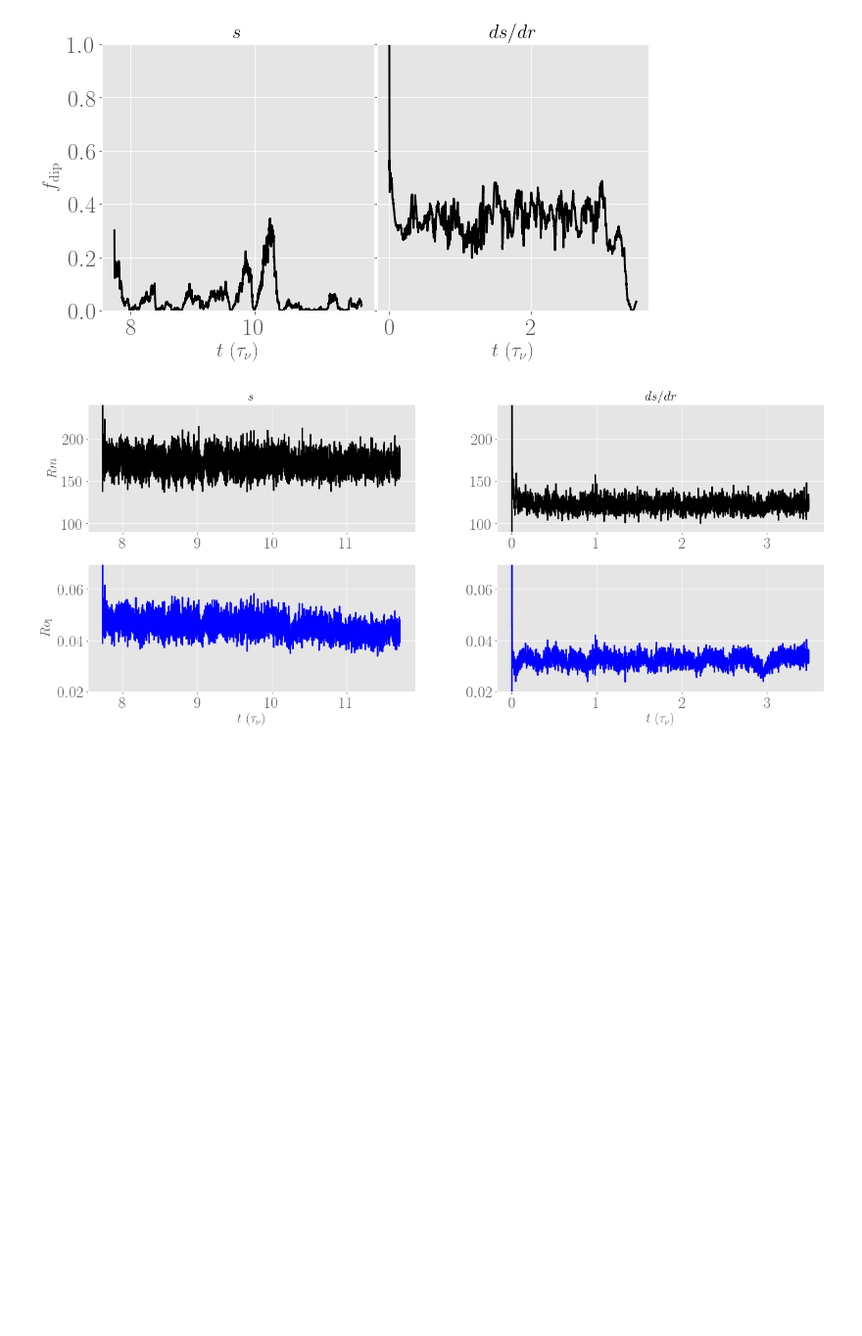
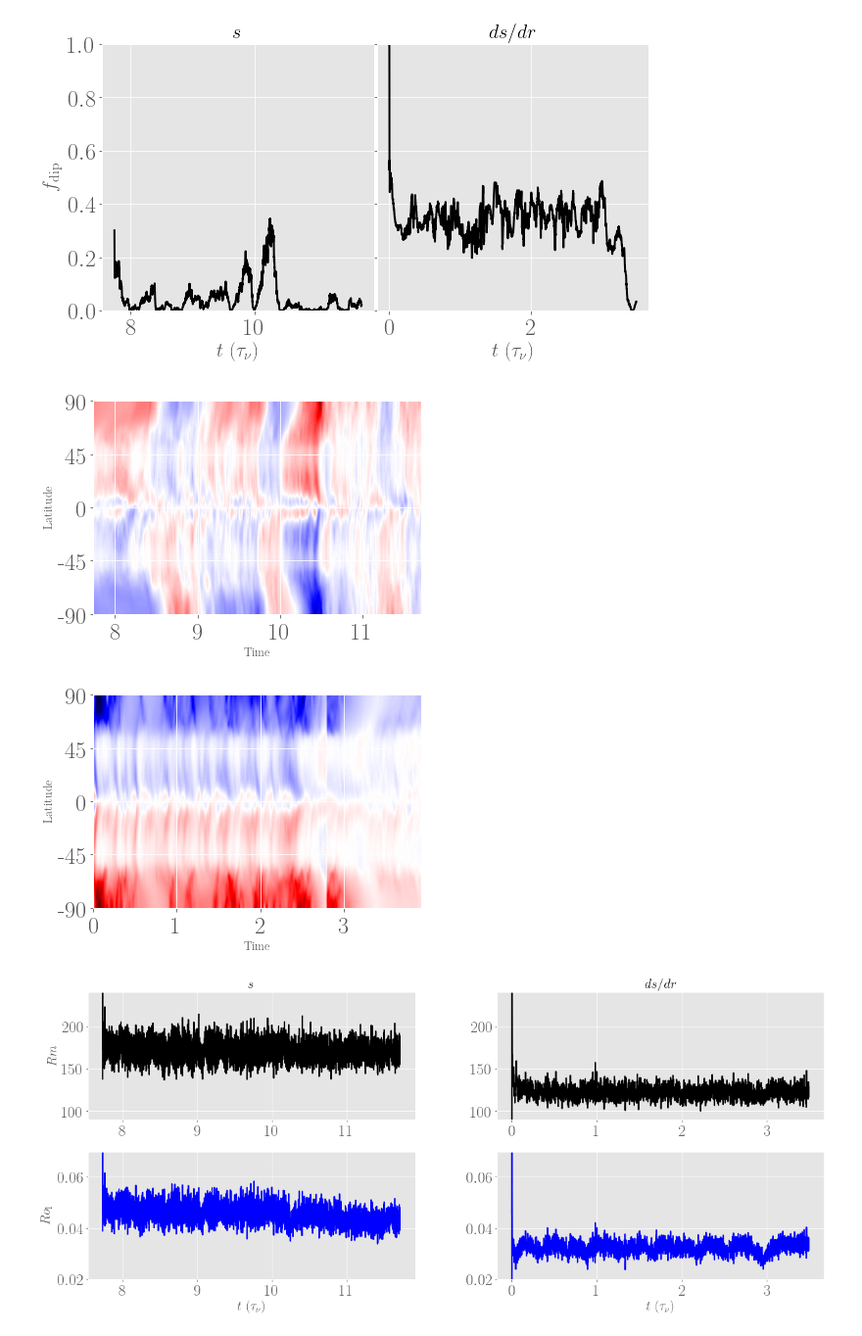
Before and after one commit to bzaire/Report_Sims, a Jupyter notebook: notebook3_2.ipynb, the cells around one changed output. Shown at 98% size. Cells and saved outputs as stored; diff of their text form; code cells hidden in the pictures; blank space fills up the shorter version.

```diff
--- a/notebook3_2.ipynb
+++ b/notebook3_2.ipynb
@@ -33,6 +33,29 @@ ax[1].set_ylim((0.,1.))
 # %% [output]
 (0.0, 1.0)
 [figure]
+# %%
+os.chdir(PATH1)
+b1 = Butterfly(file='Br_R=C1_mov.16', step=1, iplot=False)
+b2 = Butterfly(file='Br_R=C1_mov.17', step=1, iplot=False)
+b3 = Butterfly(file='Br_R=C1_mov.18', step=1, iplot=False)
+b4 = Butterfly(file='Br_R=C1_mov.19', step=1, iplot=False)
+b5 = Butterfly(file='Br_R=C1_mov.20', step=1, iplot=False)
+b6 = Butterfly(file='Br_R=C1_mov.21', step=1, iplot=False)
+b = b1 + b2 + b3 + b4 + b5 + b6
+b.plot(levels=33, cm='seismic', cut=0.6)
+
+os.chdir(PATH2)
+b1 = Butterfly(file='Br_R=C1_mov.1', step=1, iplot=False)
+b2 = Butterfly(file='Br_R=C1_mov.2', step=1, iplot=False)
+b3 = Butterfly(file='Br_R=C1_mov.3', step=1, iplot=False)
+b4 = Butterfly(file='Br_R=C1_mov.4', step=1, iplot=False)
+b5 = Butterfly(file='Br_R=C1_mov.5', step=1, iplot=False)
+b6 = Butterfly(file='Br_R=C1_mov.6', step=1, iplot=False)
+b = b1 + b2 + b3 + b4 + b5 + b6
+b.plot(levels=33, cm='seismic', cut=0.6)
+# %% [output]
+[figure, added]
+[figure, added]
 # %%
 import matplotlib.gridspec as gridspec
 
```
Also changed, not shown: 2 other files.
